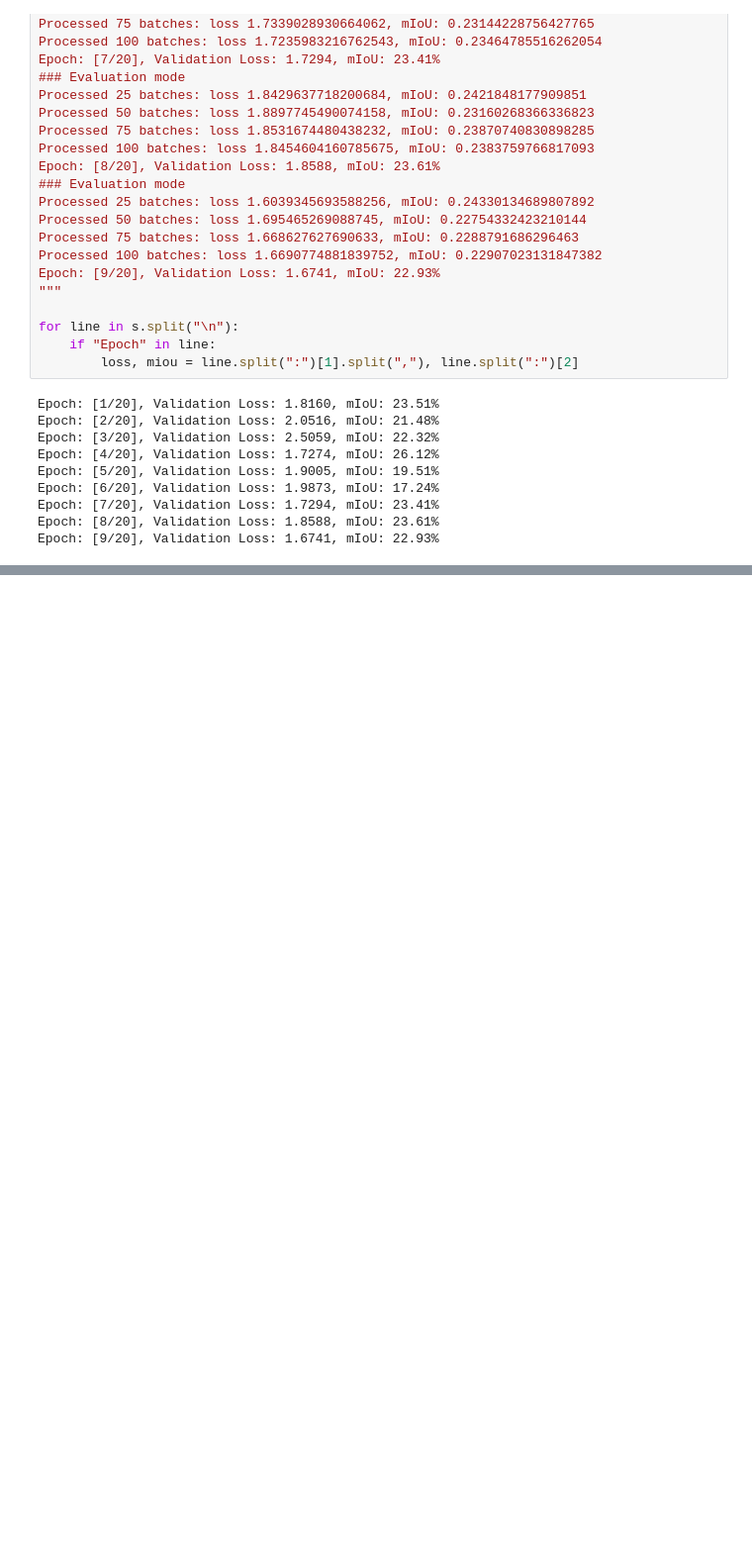
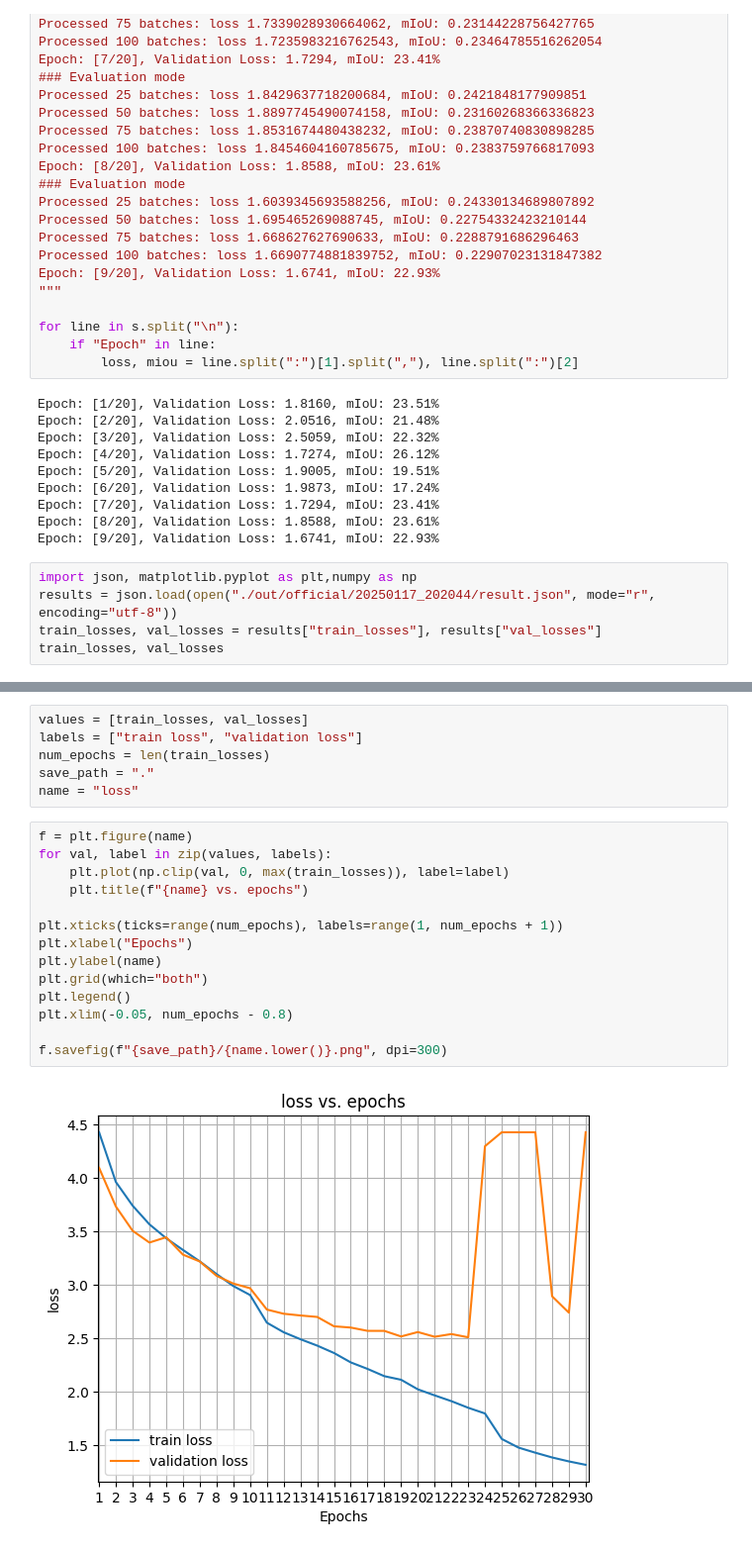
Before and after one commit to MicheleCazzola/artist-identification, a Jupyter notebook: playground.ipynb, the cells around one changed output, grey strips where cells are left out. Shown at 99% size. Saved outputs shown, nothing was run; the diff lists cells and outputs as text; blank space fills up the shorter version.

Commit message:
updated results, added prediction files

```diff
--- a/playground.ipynb
+++ b/playground.ipynb
@@ -1028,3 +1028,8 @@ Epoch: [6/20], Validation Loss: 1.9873, mIoU: 17.24%
 Epoch: [7/20], Validation Loss: 1.7294, mIoU: 23.41%
 Epoch: [8/20], Validation Loss: 1.8588, mIoU: 23.61%
 Epoch: [9/20], Validation Loss: 1.6741, mIoU: 22.93%
+# %%
+import json, matplotlib.pyplot as plt,numpy as np
+results = json.load(open("./out/official/20250117_202044/result.json", mode="r", encoding="utf-8"))
+train_losses, val_losses = results["train_losses"], results["val_losses"]
+train_losses, val_losses
@@ -1030,0 +1054,22 @@ Epoch: [9/20], Validation Loss: 1.6741, mIoU: 22.93%
+# %%
+values = [train_losses, val_losses]
+labels = ["train loss", "validation loss"]
+num_epochs = len(train_losses)
+save_path = "."
+name = "loss"
+# %%
+f = plt.figure(name)
+for val, label in zip(values, labels):
+    plt.plot(np.clip(val, 0, max(train_losses)), label=label)
+    plt.title(f"{name} vs. epochs")
+
+plt.xticks(ticks=range(num_epochs), labels=range(1, num_epochs + 1))
+plt.xlabel("Epochs")
+plt.ylabel(name)
+plt.grid(which="both")
+plt.legend()
+plt.xlim(-0.05, num_epochs - 0.8)
+
+f.savefig(f"{save_path}/{name.lower()}.png", dpi=300)
+# %% [output]
+[figure, added]
```
Also changed, not shown: parts of 1 cell of this notebook, 8 other files.
